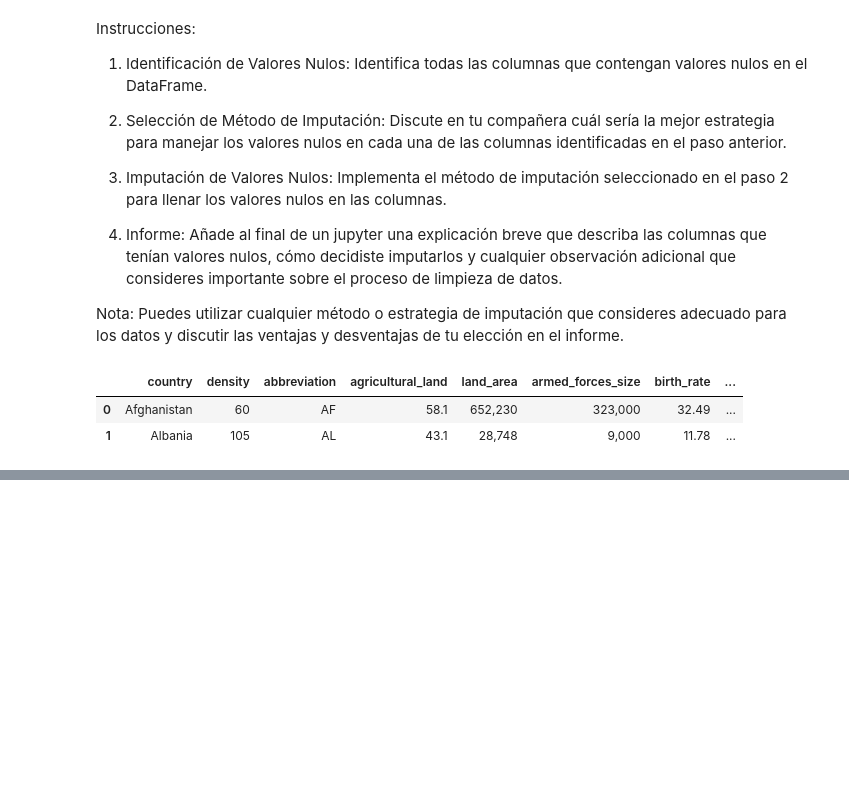
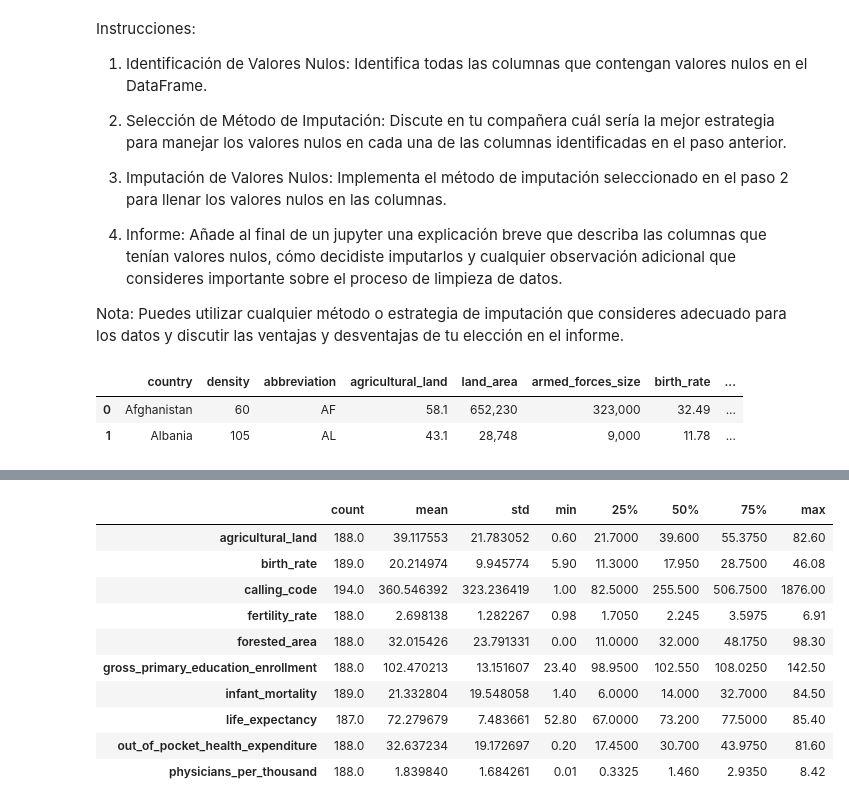
Before and after one commit to spinelf/PairProgramming_Modulo03_Transformando_datos, a Jupyter notebook: 06_promoH-modulo3-Gestion_nulos-pairprogramming-Marga-Sil.ipynb, the cells around one changed output, grey strips where cells are left out. Cells and saved outputs as stored; diff of their text form; code cells hidden in the pictures; blank space fills up the shorter version.

```diff
--- a/06_promoH-modulo3-Gestion_nulos-pairprogramming-Marga-Sil.ipynb
+++ b/06_promoH-modulo3-Gestion_nulos-pairprogramming-Marga-Sil.ipynb
@@ -31,0 +118,3 @@ df_wd_part_final.head(2)
+# %%
+df_wd_part_final_nulos_num=(df_wd_part_final_numericas.isnull().sum()/df_wd_part_final_numericas.shape[0])*100
+df_wd_part_final_nulos_num
@@ -31,0 +142,3 @@ df_wd_part_final.head(2)
+# %%
+df_wd_part_final_nulos_num_filtro_menores=df_wd_part_final_nulos_num[df_wd_part_final_nulos_num < 5]
+-df_wd_part_final_nulos_num_filtro_menores
@@ -31,0 +157,5 @@ df_wd_part_final.head(2)
+# %%
+columnas_num_menor=list(df_wd_part_final_nulos_num_filtro_menores.keys())
+# %%
+df_wd_part_final_num_menor=df_wd_part_final[columnas_num_menor]
+df_wd_part_final_num_menor
@@ -31,0 +176,14 @@ df_wd_part_final.head(2)
+# %%
+df_wd_part_final_num_menor.describe().T
+# %% [output]
+|  | count | mean | std | min | 25% | 50% | 75% | max |
+| agricultural_land | 188.0 | 39.117553 | 21.783052 | 0.60 | 21.7000 | 39.600 | 55.3750 | 82.60 |
+| birth_rate | 189.0 | 20.214974 | 9.945774 | 5.90 | 11.3000 | 17.950 | 28.7500 | 46.08 |
+| calling_code | 194.0 | 360.546392 | 323.236419 | 1.00 | 82.5000 | 255.500 | 506.7500 | 1876.00 |
+| fertility_rate | 188.0 | 2.698138 | 1.282267 | 0.98 | 1.7050 | 2.245 | 3.5975 | 6.91 |
+| forested_area | 188.0 | 32.015426 | 23.791331 | 0.00 | 11.0000 | 32.000 | 48.1750 | 98.30 |
+| gross_primary_education_enrollment | 188.0 | 102.470213 | 13.151607 | 23.40 | 98.9500 | 102.550 | 108.0250 | 142.50 |
+| infant_mortality | 189.0 | 21.332804 | 19.548058 | 1.40 | 6.0000 | 14.000 | 32.7000 | 84.50 |
+| life_expectancy | 187.0 | 72.279679 | 7.483661 | 52.80 | 67.0000 | 73.200 | 77.5000 | 85.40 |
+| out_of_pocket_health_expenditure | 188.0 | 32.637234 | 19.172697 | 0.20 | 17.4500 | 30.700 | 43.9750 | 81.60 |
+| physicians_per_thousand | 188.0 | 1.839840 | 1.684261 | 0.01 | 0.3325 | 1.460 | 2.9350 | 8.42 |
```
Also changed, not shown: parts of 11 cells of this notebook, 1 other file.
